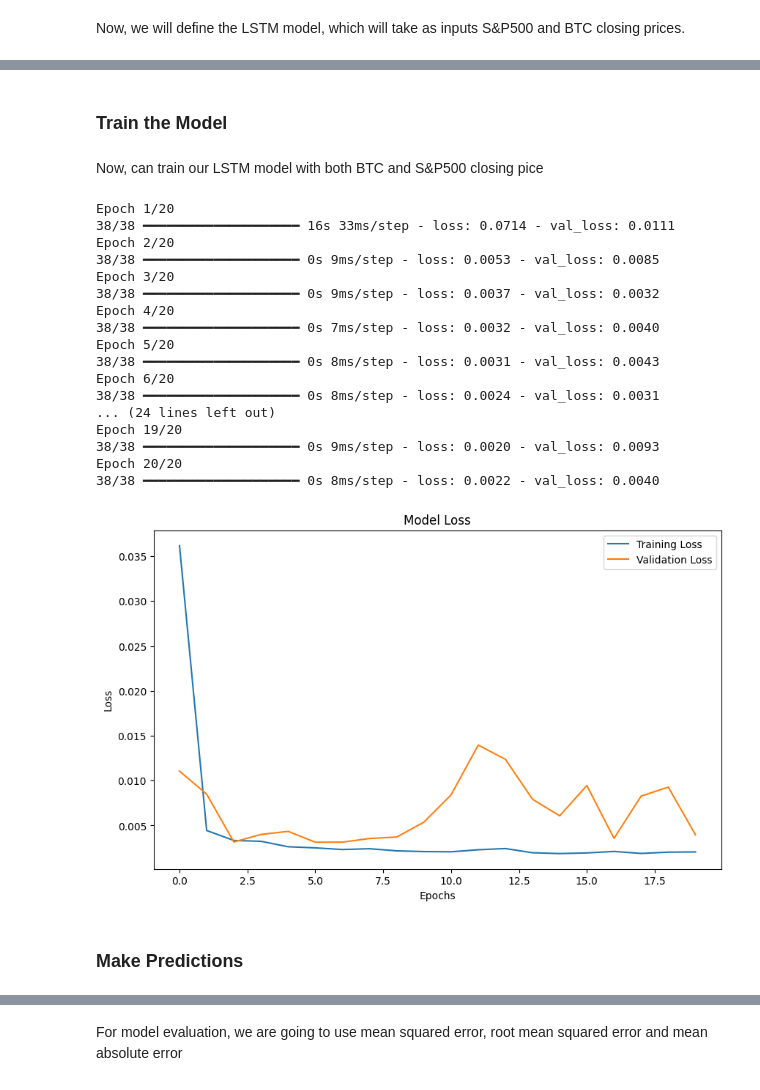
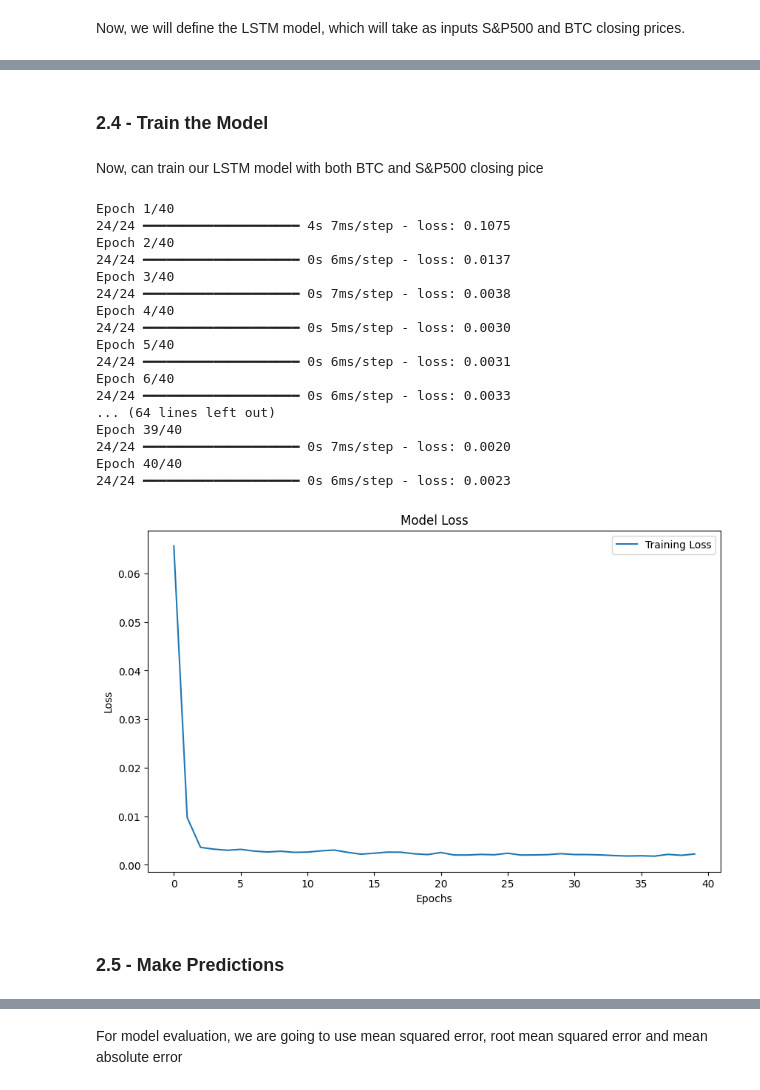
Before and after one commit to amajji/real-time-stock-price-forecasting-with-prophet-llm-news-sentiment-analysis, a Jupyter notebook: Crypto-price-forcasting.ipynb, the cells around one changed output, grey strips where cells are left out. Drawn from its saved outputs; the diff is of its cells as text; code cells hidden in the pictures.

```diff
--- a/Crypto-price-forcasting.ipynb
+++ b/Crypto-price-forcasting.ipynb
@@ -275,43 +616,45 @@ Model: "sequential"
  Trainable params: 30,851 (120.51 KB)
  Non-trainable params: 0 (0.00 B)
 # %% [markdown]
-### Train the Model
+### 2.4 - Train the Model
 # %% [markdown]
 Now, can train our LSTM model with both BTC and S&P500 closing pice
 # %%
 # Train the model
-history = model.fit(X_train, y_train, epochs=20, batch_size=32, validation_data=(X_test, y_test))
+history = model.fit(X_train, y_train, epochs=40, batch_size=32)
+
+#, validation_data=(X_test, y_test)
 
 # Plot the training and validation loss
 plt.figure(figsize=(10,6))
 plt.plot(history.history['loss'], label='Training Loss')
-plt.plot(history.history['val_loss'], label='Validation Loss')
+#plt.plot(history.history['val_loss'], label='Validation Loss')
 plt.title('Model Loss')
 plt.xlabel('Epochs')
 plt.ylabel('Loss')
 plt.legend()
 plt.show()
 # %% [output]
-Epoch 1/20
-38/38 ━━━━━━━━━━━━━━━━━━━━ 16s 33ms/step - loss: 0.0714 - val_loss: 0.0111
-Epoch 2/20
-38/38 ━━━━━━━━━━━━━━━━━━━━ 0s 9ms/step - loss: 0.0053 - val_loss: 0.0085
-Epoch 3/20
-38/38 ━━━━━━━━━━━━━━━━━━━━ 0s 9ms/step - loss: 0.0037 - val_loss: 0.0032
-Epoch 4/20
-38/38 ━━━━━━━━━━━━━━━━━━━━ 0s 7ms/step - loss: 0.0032 - val_loss: 0.0040
-Epoch 5/20
-38/38 ━━━━━━━━━━━━━━━━━━━━ 0s 8ms/step - loss: 0.0031 - val_loss: 0.0043
-Epoch 6/20
-38/38 ━━━━━━━━━━━━━━━━━━━━ 0s 8ms/step - loss: 0.0024 - val_loss: 0.0031
-... (24 lines left out)
-Epoch 19/20
-38/38 ━━━━━━━━━━━━━━━━━━━━ 0s 9ms/step - loss: 0.0020 - val_loss: 0.0093
-Epoch 20/20
-38/38 ━━━━━━━━━━━━━━━━━━━━ 0s 8ms/step - loss: 0.0022 - val_loss: 0.0040
+Epoch 1/40
+24/24 ━━━━━━━━━━━━━━━━━━━━ 4s 7ms/step - loss: 0.1075
+Epoch 2/40
+24/24 ━━━━━━━━━━━━━━━━━━━━ 0s 6ms/step - loss: 0.0137
+Epoch 3/40
+24/24 ━━━━━━━━━━━━━━━━━━━━ 0s 7ms/step - loss: 0.0038
+Epoch 4/40
+24/24 ━━━━━━━━━━━━━━━━━━━━ 0s 5ms/step - loss: 0.0030
+Epoch 5/40
+24/24 ━━━━━━━━━━━━━━━━━━━━ 0s 6ms/step - loss: 0.0031
+Epoch 6/40
+24/24 ━━━━━━━━━━━━━━━━━━━━ 0s 6ms/step - loss: 0.0033
+... (64 lines left out)
+Epoch 39/40
+24/24 ━━━━━━━━━━━━━━━━━━━━ 0s 7ms/step - loss: 0.0020
+Epoch 40/40
+24/24 ━━━━━━━━━━━━━━━━━━━━ 0s 6ms/step - loss: 0.0023
-[figure, old version]
+[figure, new version]
 # %% [markdown]
-### Make Predictions
+### 2.5 - Make Predictions
 # %%
 # Make predictions on the test data
 predictions = model.predict(X_test)
```
Also changed, not shown: parts of 94 cells of this notebook, 5 other files.
